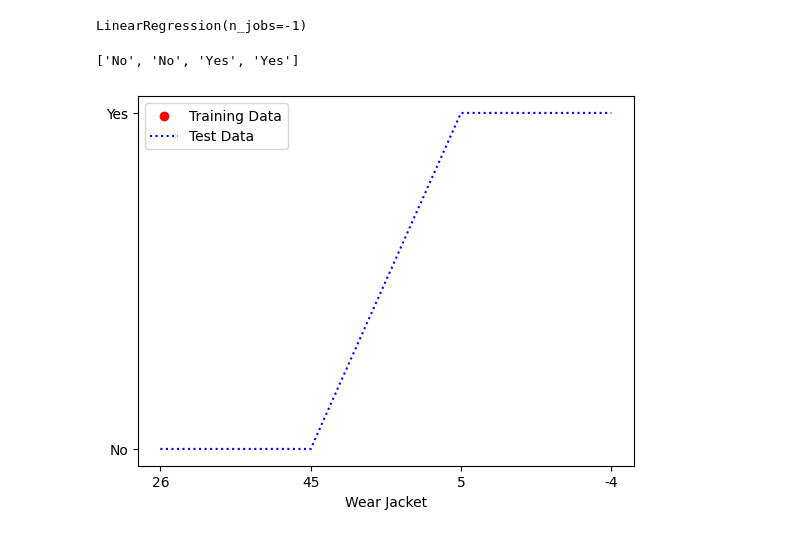
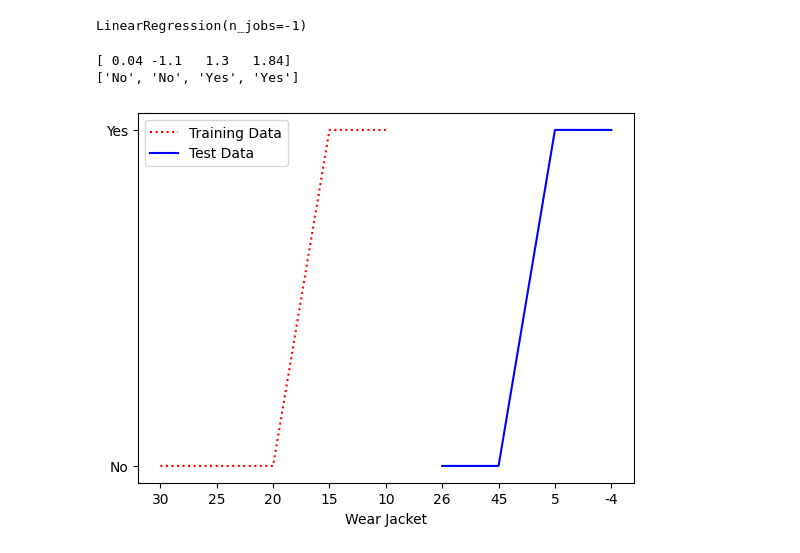
Before and after one commit to azhar22k/pyplay, a Jupyter notebook: 5.AI Model basics.ipynb, the cells around one changed output. Saved outputs shown, nothing was run; the diff lists cells and outputs as text; code cells hidden in the pictures.

```diff
--- a/5.AI Model basics.ipynb
+++ b/5.AI Model basics.ipynb
@@ -119,6 +119,7 @@ LinearRegression(n_jobs=-1)
 # %%
 def wear_jacket(temperatures):
     prediction = jacket.predict(temperatures)
+    print(prediction)
     answers = list(map(lambda x: "Yes" if int(x) > 0 else "No", prediction))
     return answers
 
@@ -126,19 +127,21 @@ TEST_TEMPS = [[26], [45],[5], [-4]]
 TEST_OUTPUTS = wear_jacket(TEST_TEMPS)
 print(TEST_OUTPUTS)
 # %% [output]
+[ 0.04 -1.1   1.3   1.84]
 ['No', 'No', 'Yes', 'Yes']
 # %%
-plt.scatter(
+plt.plot(
     list(map(lambda x: ":".join(str(value) for value in x), SAMPLE_TEMP)),
-    SAMPLE_OUTPUTS, color="red")
+    list(map(lambda x: "Yes" if x else "No", SAMPLE_OUTPUTS)),
+    color="red", linestyle = 'dotted')
 
 plt.plot(
     list(map(lambda x: ":".join(str(value) for value in x), TEST_TEMPS)),
-    TEST_OUTPUTS, color="blue", linestyle = 'dotted')
+    TEST_OUTPUTS, color="blue")
 
 plt.legend(["Training Data", "Test Data"])
 plt.xlabel("Input Temperatures")
 plt.xlabel("Wear Jacket")
 plt.show()
 # %% [output]
-[figure, old version]
+[figure, new version]
```
